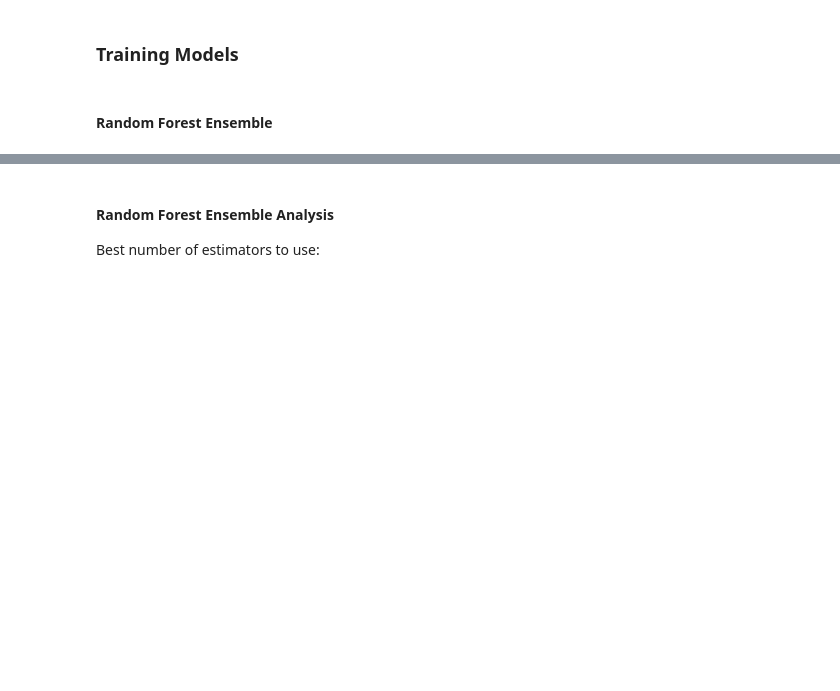
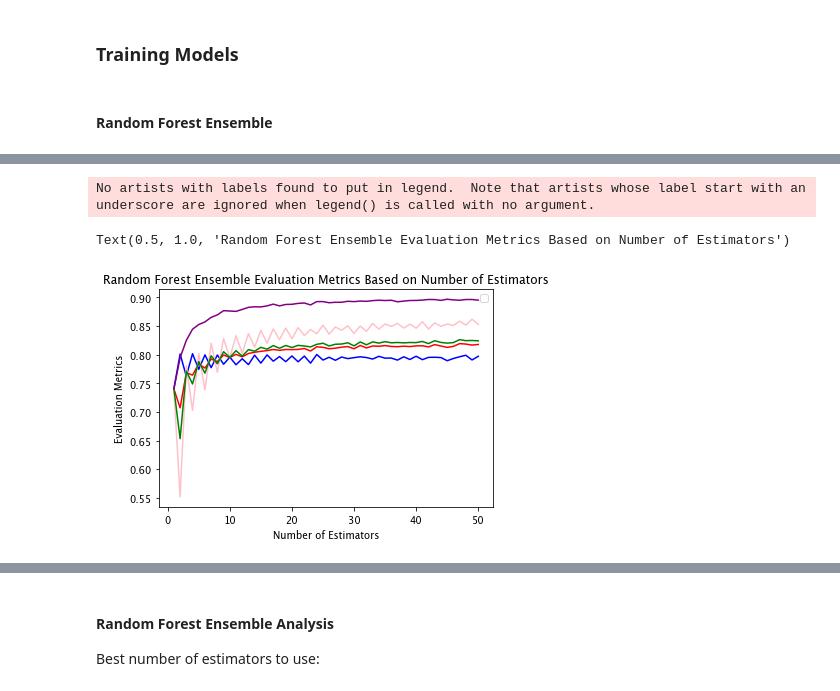
Before and after one commit to sumanasithalam/Top-Charts-Song-Classification, a Jupyter notebook: SongsAnalysis.ipynb, the cells around one changed output, grey strips where cells are left out. Drawn from its saved outputs; the diff is of its cells as text; code cells hidden in the pictures; blank space fills up the shorter version.

```diff
--- a/SongsAnalysis.ipynb
+++ b/SongsAnalysis.ipynb
@@ -365,8 +345,31 @@ def get_metrics(model, x_test, y_true, y_pred):
     return conf_matrix, class_report, accuracy, precision, recall, f1_sc, auc
 # %%
 ## Split data to be used for training / testing for each model
-unedited_song_data = import_data()
-cleaned_song_data = clean_data(unedited_song_data)
-x_train, x_test, y_train, y_test = split_data(cleaned_song_data)
+actual_unedited_song_data = import_data()
+actual_cleaned_song_data = clean_data(actual_unedited_song_data)
+x_train, x_test, y_train, y_test = split_data(actual_cleaned_song_data)
+# %%
+n_estimators = range(1, 51)
+
+def run_ensemble_classifier(classifier):
+    metrics_test = []
+
+    for ne in n_estimators:
+        fit_cl = fit_classifier(classifier, x_train, y_train, ne)
+
+        y_pred = predict_model(fit_cl, x_test)
+
+        conf_matrix, class_report, accuracy, precision, recall, f1_sc, auc = get_metrics(fit_cl, x_test, y_test, y_pred)
+
+        metrics_test.append({
+            '# Trees': ne,
+            'Accuracy': accuracy,
+            'Precision': precision,
+            'Recall': recall,
+            'F1 Score': f1_sc,
+            'AUC':auc
+        })
+
+    return pd.DataFrame(metrics_test).set_index('# Trees')
 # %% [markdown]
 #### Random Forest Ensemble
@@ -434,0 +376,2 @@ plt.show()
+# %%
+rf_metrics = run_ensemble_classifier('RandomForest')
@@ -434,0 +401,15 @@ plt.show()
+# %%
+## plot all evaluation metrics as y values with estimator as x
+plt.plot(n_estimators, rf_metrics.Accuracy, color="red")
+plt.plot(n_estimators, rf_metrics.Precision, color="blue")
+plt.plot(n_estimators, rf_metrics.Recall, color="pink")
+plt.plot(n_estimators, rf_metrics['F1 Score'], color="green")
+plt.plot(n_estimators, rf_metrics.AUC, color="purple")
+plt.legend()
+plt.xlabel('Number of Estimators')
+plt.ylabel('Evaluation Metrics')
+plt.title('Random Forest Ensemble Evaluation Metrics Based on Number of Estimators')
+# %% [output]
+No artists with labels found to put in legend.  Note that artists whose label start with an underscore are ignored when legend() is called with no argument.
+Text(0.5, 1.0, 'Random Forest Ensemble Evaluation Metrics Based on Number of Estimators')
+[figure, added]
```
Also changed, not shown: parts of 18 cells of this notebook.
